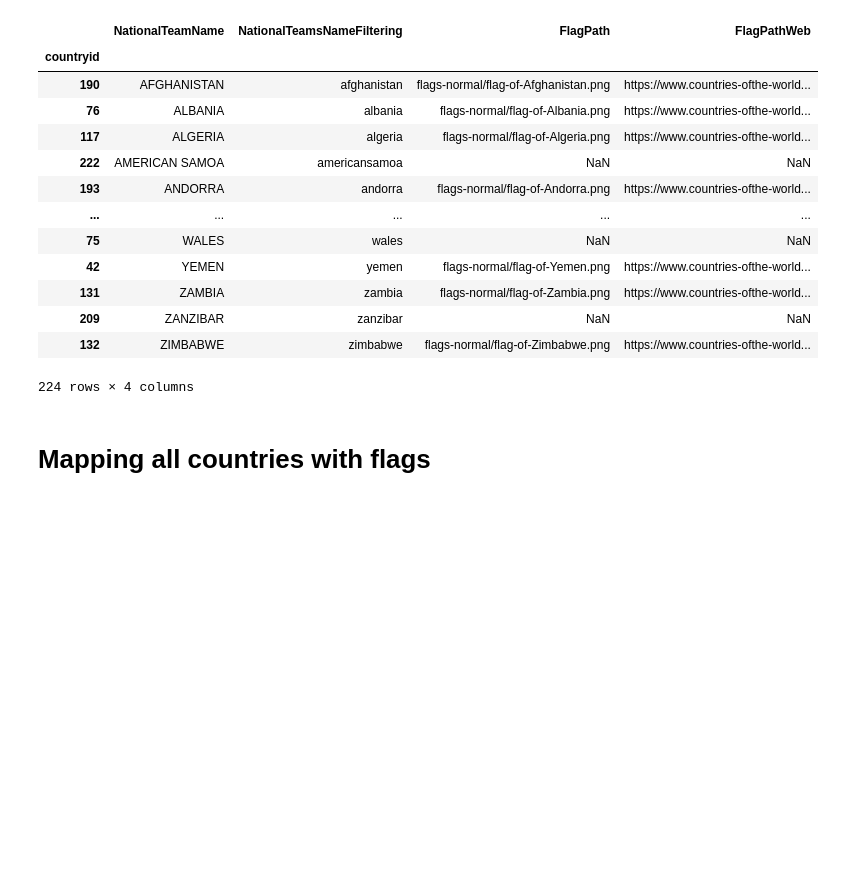
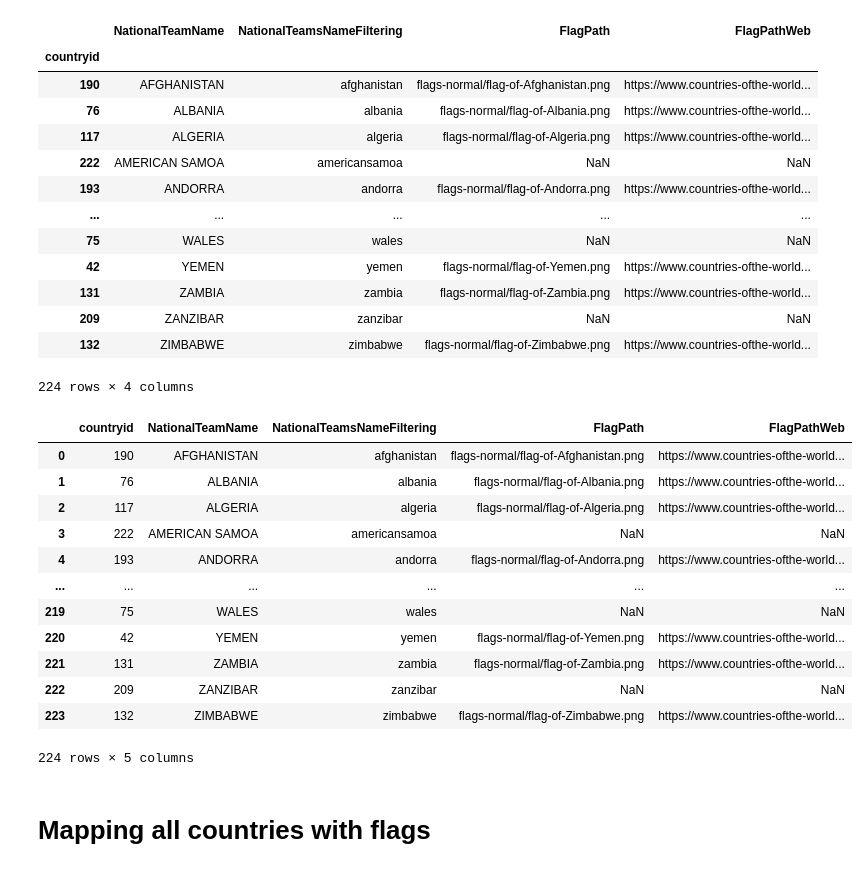
Before and after one commit to bujarkreci/jupyter-project, a Jupyter notebook: callPostgreEx/readTablesFromHTMLWiki.ipynb, the cells around one changed output. Drawn from its saved outputs; the diff is of its cells as text; code cells hidden in the pictures; blank space fills up the shorter version.

```diff
--- a/callPostgreEx/readTablesFromHTMLWiki.ipynb
+++ b/callPostgreEx/readTablesFromHTMLWiki.ipynb
@@ -120,6 +120,24 @@ ShowFinalAll
 | 209 | ZANZIBAR | zanzibar | NaN | NaN |
 | 132 | ZIMBABWE | zimbabwe | flags-normal/flag-of-Zimbabwe.png | https://www.countries-ofthe-world... |
 224 rows × 4 columns
+# %%
+import pandas as pd
+ShowFinalAll = pd.read_csv('FifaWC2022/NationalTeamsFullLinks.csv')
+ShowFinalAll
+# %% [output]
+|  | countryid | NationalTeamName | NationalTeamsNameFiltering | FlagPath | FlagPathWeb |
+| 0 | 190 | AFGHANISTAN | afghanistan | flags-normal/flag-of-Afghanistan.png | https://www.countries-ofthe-world... |
+| 1 | 76 | ALBANIA | albania | flags-normal/flag-of-Albania.png | https://www.countries-ofthe-world... |
+| 2 | 117 | ALGERIA | algeria | flags-normal/flag-of-Algeria.png | https://www.countries-ofthe-world... |
+| 3 | 222 | AMERICAN SAMOA | americansamoa | NaN | NaN |
+| 4 | 193 | ANDORRA | andorra | flags-normal/flag-of-Andorra.png | https://www.countries-ofthe-world... |
+| ... | ... | ... | ... | ... | ... |
+| 219 | 75 | WALES | wales | NaN | NaN |
+| 220 | 42 | YEMEN | yemen | flags-normal/flag-of-Yemen.png | https://www.countries-ofthe-world... |
+| 221 | 131 | ZAMBIA | zambia | flags-normal/flag-of-Zambia.png | https://www.countries-ofthe-world... |
+| 222 | 209 | ZANZIBAR | zanzibar | NaN | NaN |
+| 223 | 132 | ZIMBABWE | zimbabwe | flags-normal/flag-of-Zimbabwe.png | https://www.countries-ofthe-world... |
+224 rows × 5 columns
 # %% [markdown]
 # Mapping all countries with flags
 # %%
```
Also changed, not shown: parts of 8 cells of this notebook, 2 other files.
